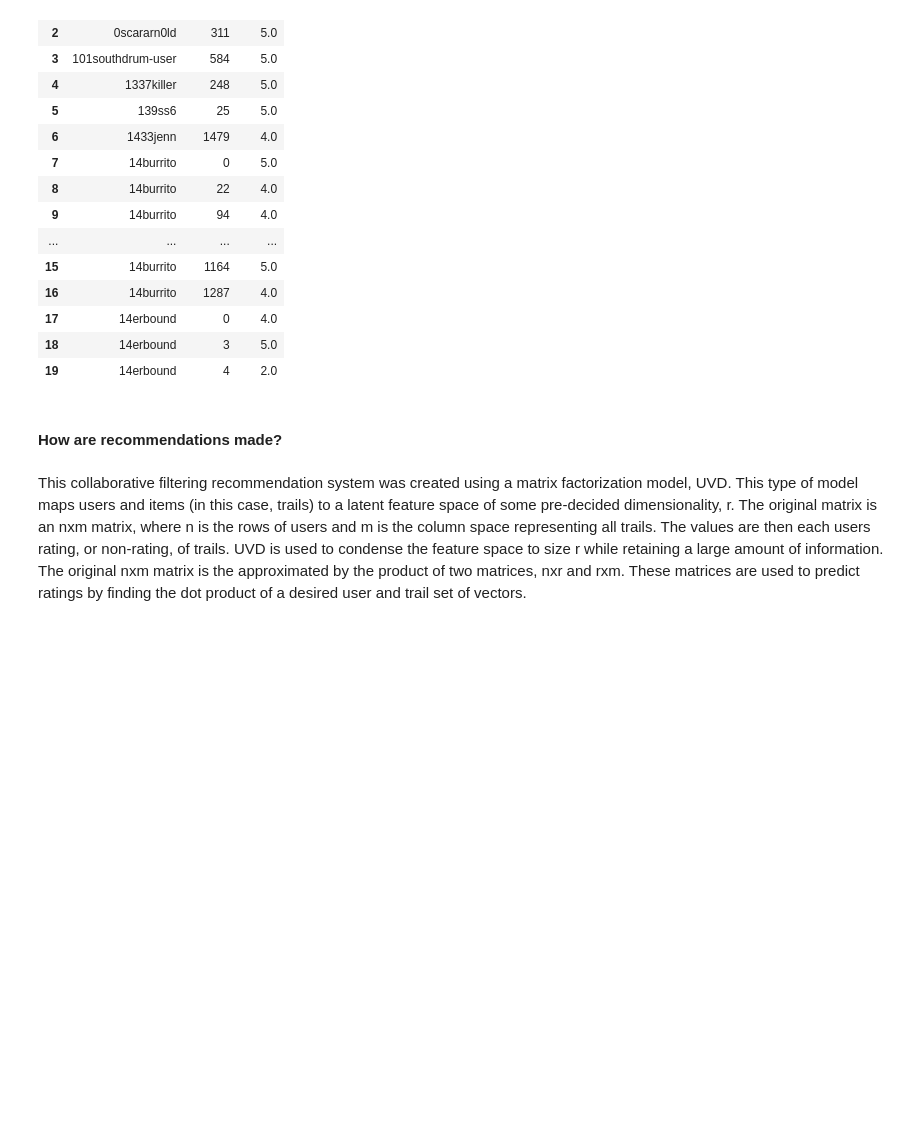
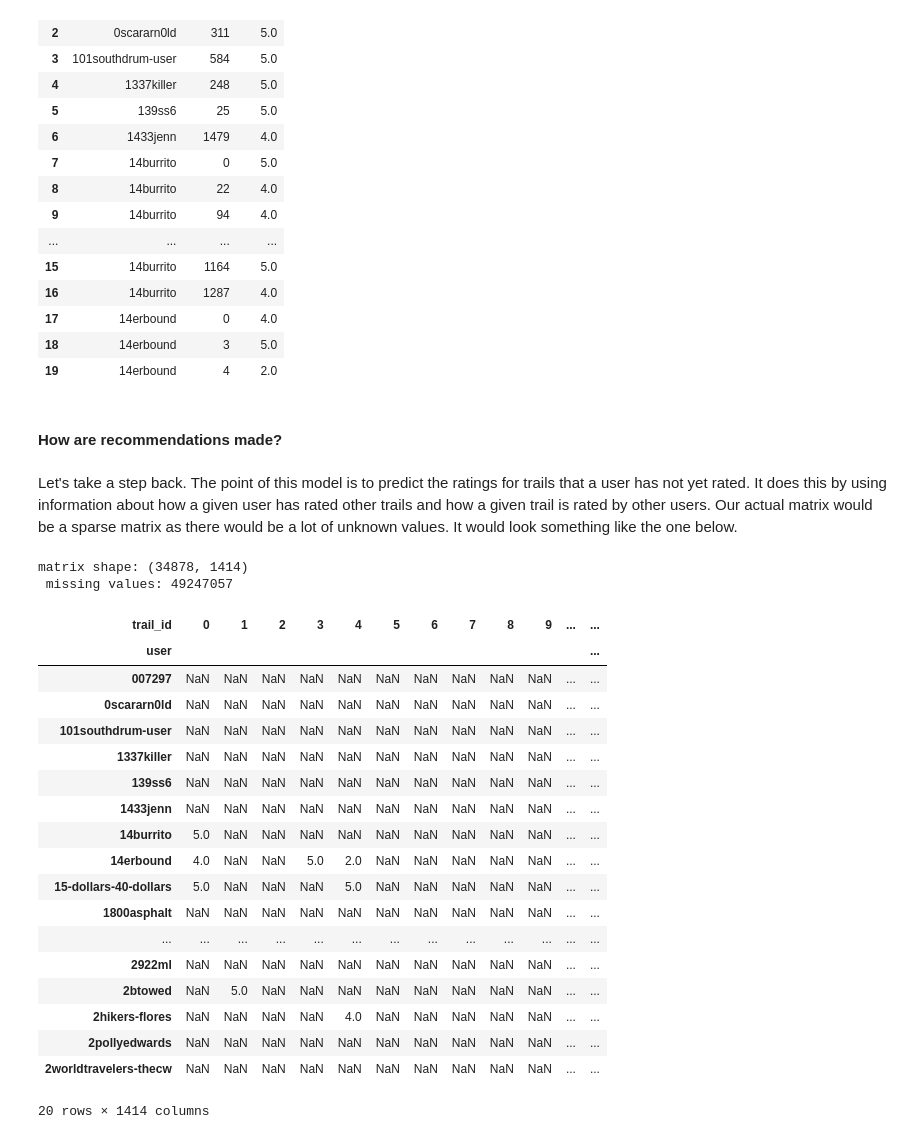
Before and after one commit to josephdope/az_trail_recommender, a Jupyter notebook: v1.0/notebooks/collab_filtering.ipynb, the cells around one changed output. Drawn from its saved outputs; the diff is of its cells as text; code cells hidden in the pictures; blank space fills up the shorter version.

Commit message:
collab_filtering notebook completed

```diff
--- a/v1.0/notebooks/collab_filtering.ipynb
+++ b/v1.0/notebooks/collab_filtering.ipynb
@@ -61,5 +61,31 @@ df.head(20)
 | 19 | 14erbound | 4 | 2.0 |
 # %% [markdown]
 #### How are recommendations made?
-# %% [markdown]
-This collaborative filtering recommendation system was created using a matrix factorization model, UVD. This type of model maps users and items (in this case, trails) to a latent feature space of some pre-decided dimensionality, r. The original matrix is an nxm matrix, where n is the rows of users and m is the column space representing all trails. The values are then each users rating, or non-rating, of trails. UVD is used to condense the feature space to size r while retaining a large amount of information. The original nxm matrix is the approximated by the product of two matrices, nxr and rxm. These matrices are used to predict ratings by finding the dot product of a desired user and trail set of vectors.
+# %% [markdown]
+Let's take a step back. The point of this model is to predict the ratings for trails that a user has not yet rated. It does this by using information about how a given user has rated other trails and how a given trail is rated by other users. Our actual matrix would be a sparse matrix as there would be a lot of unknown values. It would look something like the one below.
+# %%
+sparse_mat = df.groupby(['user', 'trail_id'], as_index=False).agg({'rating':'mean'}).pivot('user', 'trail_id', 'rating')
+print("matrix shape:", sparse_mat.shape, "\n", "missing values:",sum(sparse_mat.isnull().sum()))
+sparse_mat.head(20)
+# %% [output]
+matrix shape: (34878, 1414)
+ missing values: 49247057
+| trail_id | 0 | 1 | 2 | 3 | 4 | 5 | 6 | 7 | 8 | 9 | ... | ... |
+| user |  |  |  |  |  |  |  |  |  |  |  | ... |
+| 007297 | NaN | NaN | NaN | NaN | NaN | NaN | NaN | NaN | NaN | NaN | ... | ... |
+| 0scararn0ld | NaN | NaN | NaN | NaN | NaN | NaN | NaN | NaN | NaN | NaN | ... | ... |
+| 101southdrum-user | NaN | NaN | NaN | NaN | NaN | NaN | NaN | NaN | NaN | NaN | ... | ... |
+| 1337killer | NaN | NaN | NaN | NaN | NaN | NaN | NaN | NaN | NaN | NaN | ... | ... |
+| 139ss6 | NaN | NaN | NaN | NaN | NaN | NaN | NaN | NaN | NaN | NaN | ... | ... |
+| 1433jenn | NaN | NaN | NaN | NaN | NaN | NaN | NaN | NaN | NaN | NaN | ... | ... |
+| 14burrito | 5.0 | NaN | NaN | NaN | NaN | NaN | NaN | NaN | NaN | NaN | ... | ... |
+| 14erbound | 4.0 | NaN | NaN | 5.0 | 2.0 | NaN | NaN | NaN | NaN | NaN | ... | ... |
+| 15-dollars-40-dollars | 5.0 | NaN | NaN | NaN | 5.0 | NaN | NaN | NaN | NaN | NaN | ... | ... |
+| 1800asphalt | NaN | NaN | NaN | NaN | NaN | NaN | NaN | NaN | NaN | NaN | ... | ... |
+| ... | ... | ... | ... | ... | ... | ... | ... | ... | ... | ... | ... | ... |
+| 2922ml | NaN | NaN | NaN | NaN | NaN | NaN | NaN | NaN | NaN | NaN | ... | ... |
+| 2btowed | NaN | 5.0 | NaN | NaN | NaN | NaN | NaN | NaN | NaN | NaN | ... | ... |
+| 2hikers-flores | NaN | NaN | NaN | NaN | 4.0 | NaN | NaN | NaN | NaN | NaN | ... | ... |
+| 2pollyedwards | NaN | NaN | NaN | NaN | NaN | NaN | NaN | NaN | NaN | NaN | ... | ... |
+| 2worldtravelers-thecw | NaN | NaN | NaN | NaN | NaN | NaN | NaN | NaN | NaN | NaN | ... | ... |
+20 rows × 1414 columns
```
Also changed, not shown: parts of 8 cells of this notebook, 1 other file.
